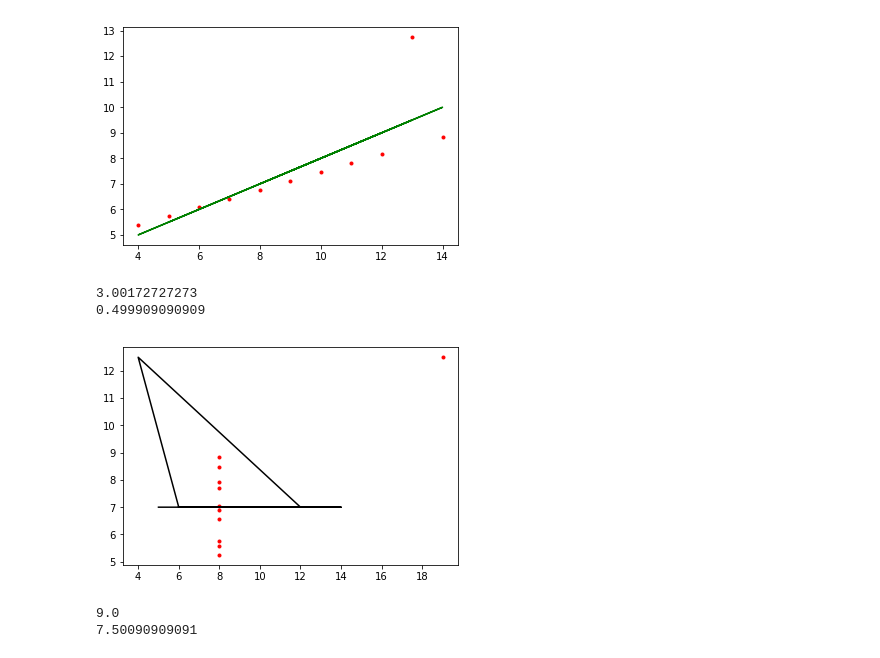
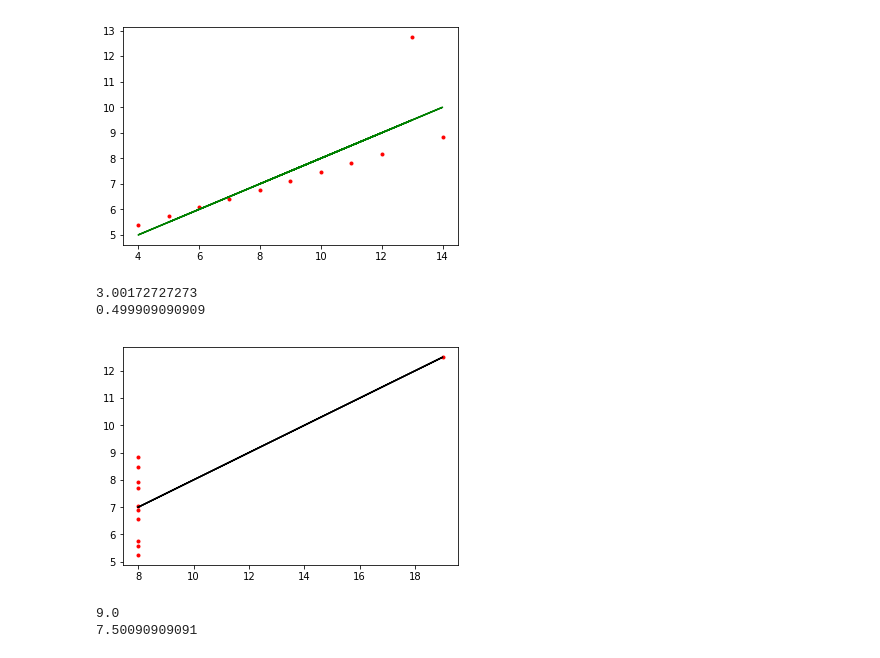
Before and after one commit to nualagallagher/fundamentals-of-data-analysis, a Jupyter notebook: fundamentals of data analysis assignment.ipynb, the cells around one changed output. Cells and saved outputs as stored; diff of their text form; code cells hidden in the pictures.

```diff
--- a/fundamentals of data analysis assignment.ipynb
+++ b/fundamentals of data analysis assignment.ipynb
@@ -233,15 +217,15 @@ p = [6.58, 5.76, 7.71, 8.84, 8.47, 7.04, 5.25, 12.5, 5.56, 7.91, 6.89]
 # %%
 plt.plot(n, p, 'r.')
 (m,c) = np.polyfit(n, p, 1)
 print(c)
 print(m)
 z = np.polyval([m,c], n)
-plt.plot(x, z, 'k-')
+plt.plot(n, z, 'k-')
 plt.show()
 # %% [output]
 3.00172727273
 0.499909090909
-[figure, old version]
+[figure, new version]
 # %%
 #Calculate the means of both x and y values of each data set.
 #Mean of the first dataset
```
Also changed, not shown: parts of 25 cells of this notebook.
